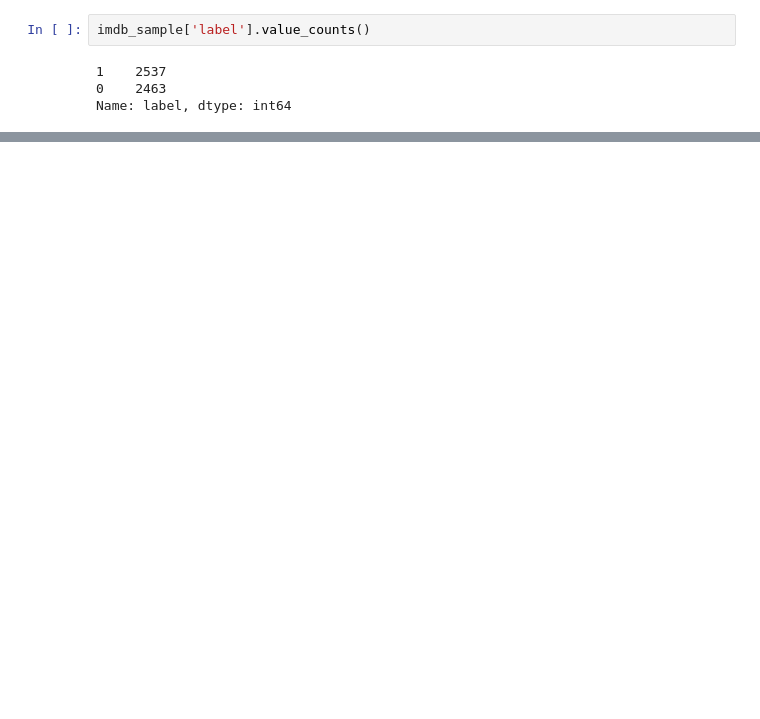
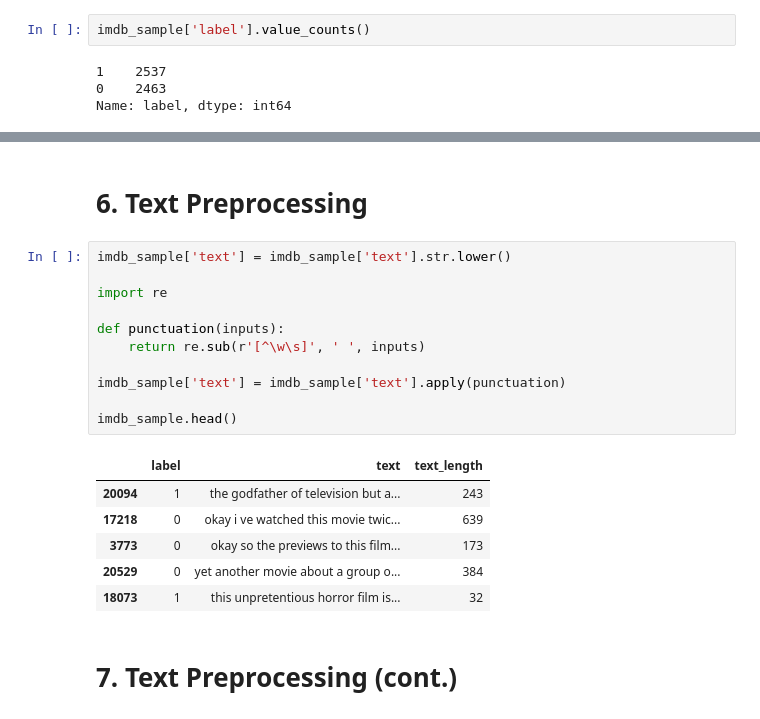
Before and after one commit to ashfaqfardin/NLP, a Jupyter notebook: Introduction_to_Natural_Language_Processing.ipynb, the cells around one changed output, grey strips where cells are left out. Saved outputs shown, nothing was run; the diff lists cells and outputs as text; blank space fills up the shorter version.

```diff
--- a/Introduction_to_Natural_Language_Processing.ipynb
+++ b/Introduction_to_Natural_Language_Processing.ipynb
@@ -337,0 +138,22 @@ word_cloud_0.words_
+# %% [markdown]
+# 6. Text Preprocessing
+# %%
+imdb_sample['text'] = imdb_sample['text'].str.lower()
+
+import re
+
+def punctuation(inputs):
+    return re.sub(r'[^\w\s]', ' ', inputs)
+
+imdb_sample['text'] = imdb_sample['text'].apply(punctuation)
+
+imdb_sample.head()
+# %% [output]
+|  | label | text | text_length |
+| 20094 | 1 | the godfather of television but a... | 243 |
+| 17218 | 0 | okay i ve watched this movie twic... | 639 |
+| 3773 | 0 | okay so the previews to this film... | 173 |
+| 20529 | 0 | yet another movie about a group o... | 384 |
+| 18073 | 1 | this unpretentious horror film is... | 32 |
+# %% [markdown]
+# 7. Text Preprocessing (cont.)
```
Also changed, not shown: parts of 68 cells of this notebook.
